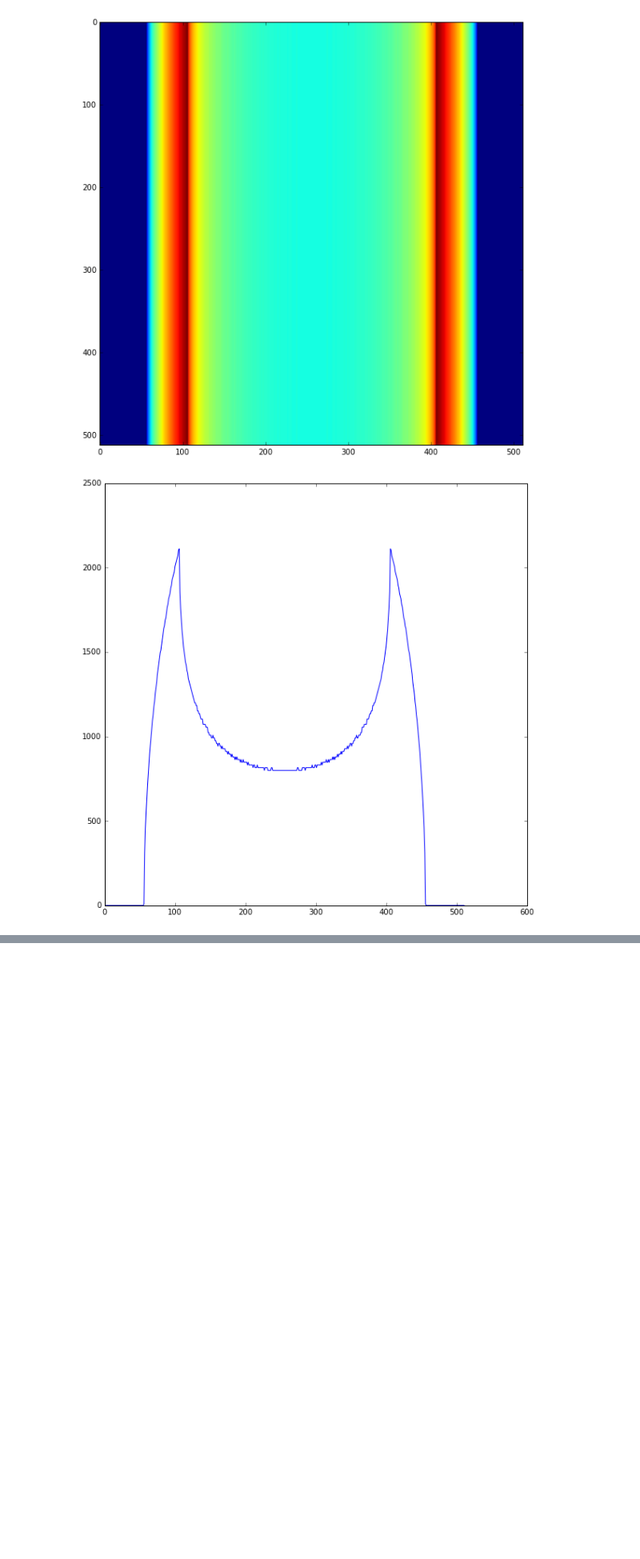
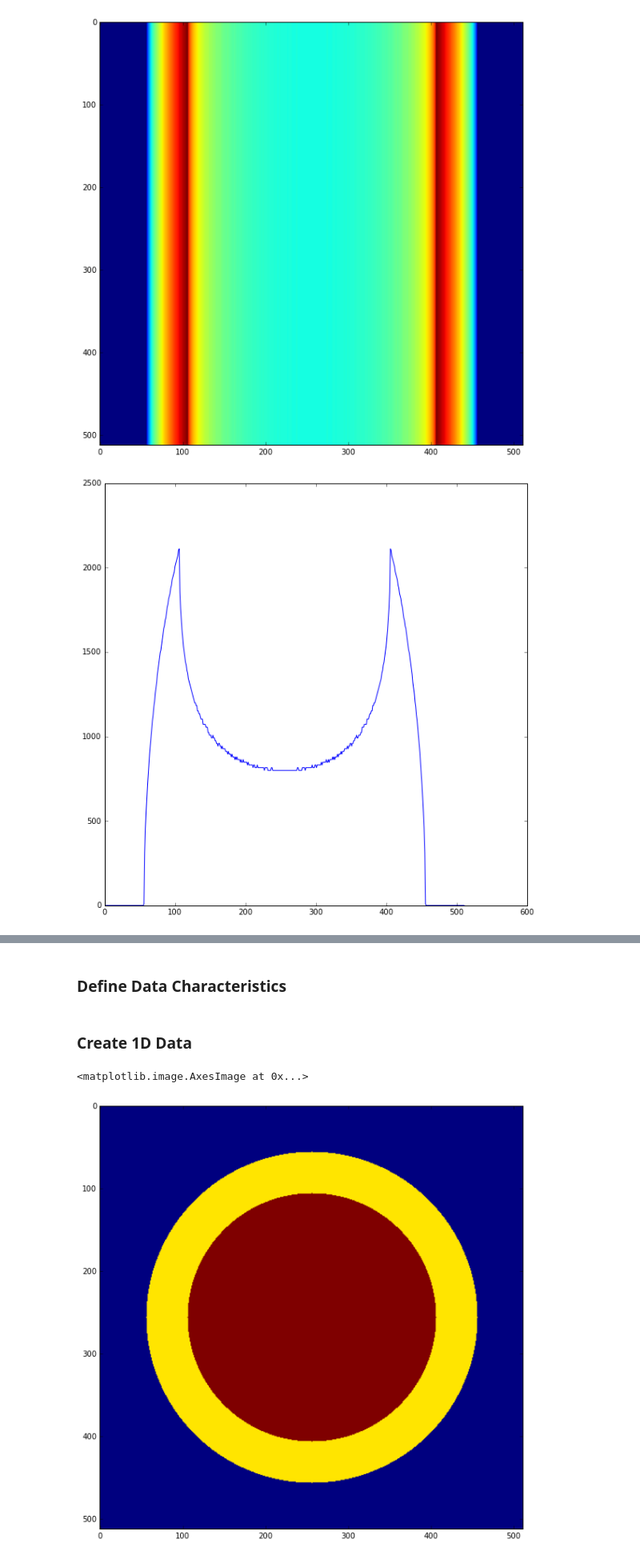
Before and after one commit to ornlneutronimaging/CylindricalGeometryCorrection, a Jupyter notebook: notebook/create_fake_cylindrical_2d_data.ipynb, the cells around one changed output, grey strips where cells are left out. Shown at 80% size. Saved outputs shown, nothing was run; the diff lists cells and outputs as text; code cells hidden in the pictures; blank space fills up the shorter version.

Commit message:
Implemented the case where the sample is inside a cylinder of constant pixel intensity

```diff
--- a/notebook/create_fake_cylindrical_2d_data.ipynb
+++ b/notebook/create_fake_cylindrical_2d_data.ipynb
@@ -225,0 +234,2 @@ file_handler.make_tiff(filename=output_file_name, data=inhomogeneous_image)
+# %% [markdown]
+### Define Data Characteristics
@@ -225,0 +258,49 @@ file_handler.make_tiff(filename=output_file_name, data=inhomogeneous_image)
+# %% [markdown]
+### Create 1D Data
+# %%
+def is_point_inside_circle(x,y,r):
+    _r = x*x + y*y
+    if np.sqrt(_r) <= r:
+        return True
+    return False
+
+def is_point_outside_circle(x,y,r):
+    _r = x*x + y*y
+    if np.sqrt(_r) > r:
+        return True
+    return False
+
+x_range = np.arange(-outer_radius, outer_radius+1)
+y_range = np.arange(-outer_radius, outer_radius+1)
+# %%
+circle_matrix_bool = np.empty([height, width], dtype=np.bool)
+circle_matrix_bool[:] = False
+border = pixel_center - outer_radius
+
+circle_matrix = np.zeros([height, width])
+circle_matrix[:] = 0
+
+# fill inner cirlce
+for x in x_range:
+    for y in y_range:
+        _result = is_point_inside_circle(x, y, inner_radius)
+        circle_matrix_bool[pixel_center+x, pixel_center+y] = _result
+
+circle_matrix[circle_matrix_bool] = inner_pixel_intensity
+
+# fill ring
+for x in x_range:
+    for y in y_range:
+        _result = is_point_inside_circle(x, y, outer_radius)
+        if _result:
+            _result = is_point_outside_circle(x, y, inner_radius)
+        circle_matrix_bool[pixel_center+x, pixel_center+y] = _result
+
+circle_matrix[circle_matrix_bool] = ring_pixel_intensity
+
+fig =  plt.figure(figsize=(10,10))
+ax_img = plt.subplot(111)
+ax_img.imshow(circle_matrix)
+# %% [output]
+<matplotlib.image.AxesImage at 0x...>
+[figure, added]
```
Also changed, not shown: parts of 18 cells of this notebook, 8 other files.
